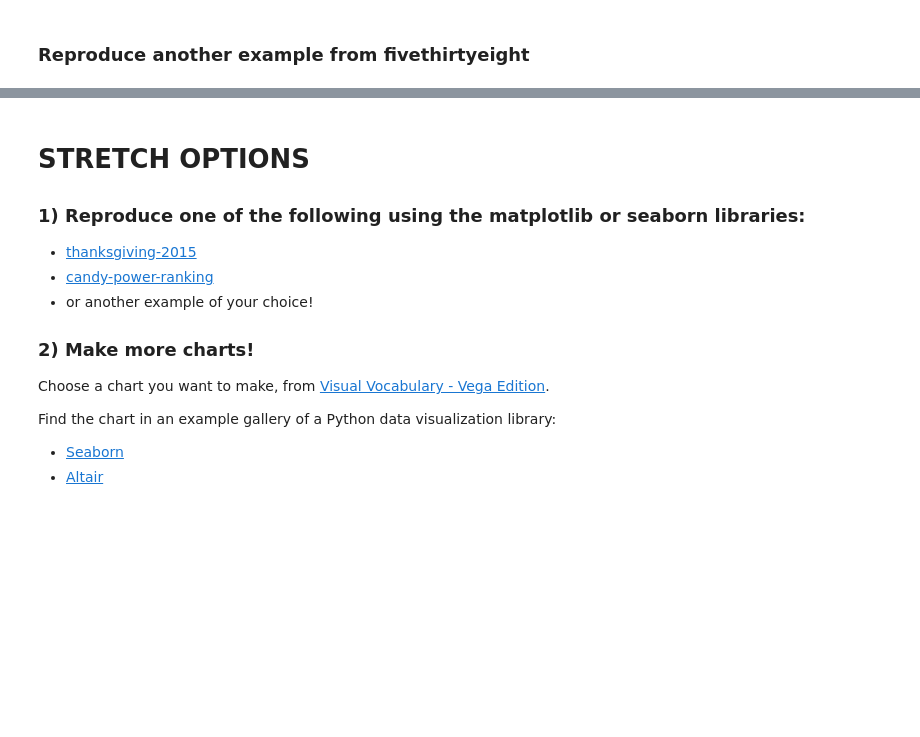
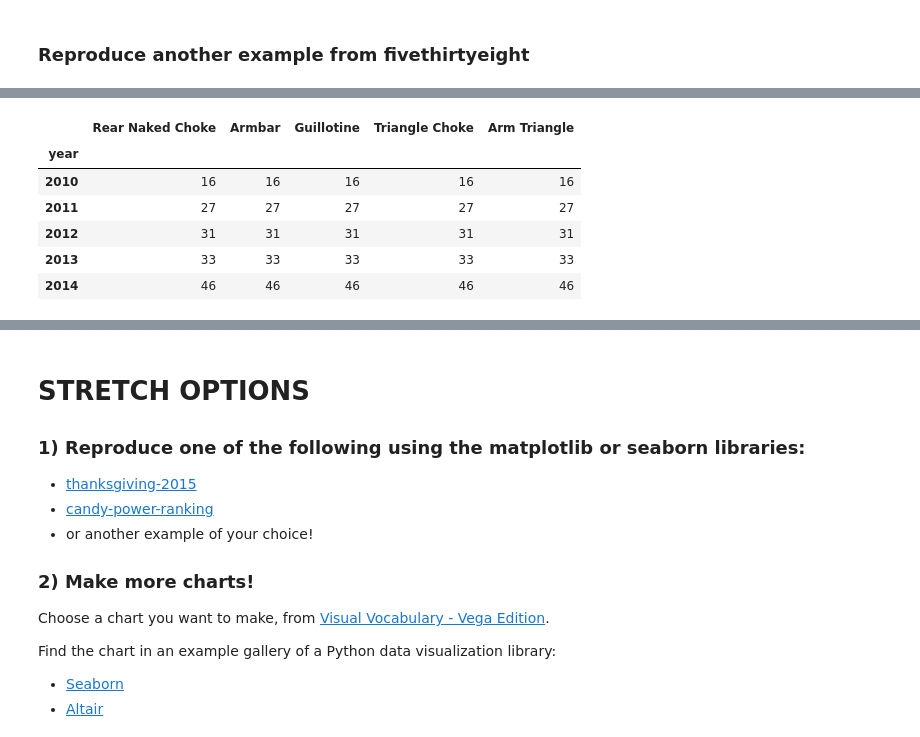
Before and after one commit to ekoly/DS-Unit-1-Sprint-1-Data-Wrangling-and-Storytelling, a Jupyter notebook: module4-make-explanatory-visualizations/LS_DS_114_Make_Explanatory_Visualizations_Assignment.ipynb, the cells around one changed output, grey strips where cells are left out. Drawn from its saved outputs; the diff is of its cells as text; code cells hidden in the pictures; blank space fills up the shorter version.

```diff
--- a/module4-make-explanatory-visualizations/LS_DS_114_Make_Explanatory_Visualizations_Assignment.ipynb
+++ b/module4-make-explanatory-visualizations/LS_DS_114_Make_Explanatory_Visualizations_Assignment.ipynb
@@ -97,0 +105,11 @@ fig.show()
+# %%
+df = pd.read_csv("ufc_submission_stats.csv", index_col=0)
+df.head()
+# %% [output]
+|  | Rear Naked Choke | Armbar | Guillotine | Triangle Choke | Arm Triangle |
+| year |  |  |  |  |  |
+| 2010 | 16 | 16 | 16 | 16 | 16 |
+| 2011 | 27 | 27 | 27 | 27 | 27 |
+| 2012 | 31 | 31 | 31 | 31 | 31 |
+| 2013 | 33 | 33 | 33 | 33 | 33 |
+| 2014 | 46 | 46 | 46 | 46 | 46 |
```
Also changed, not shown: parts of 3 cells of this notebook.
